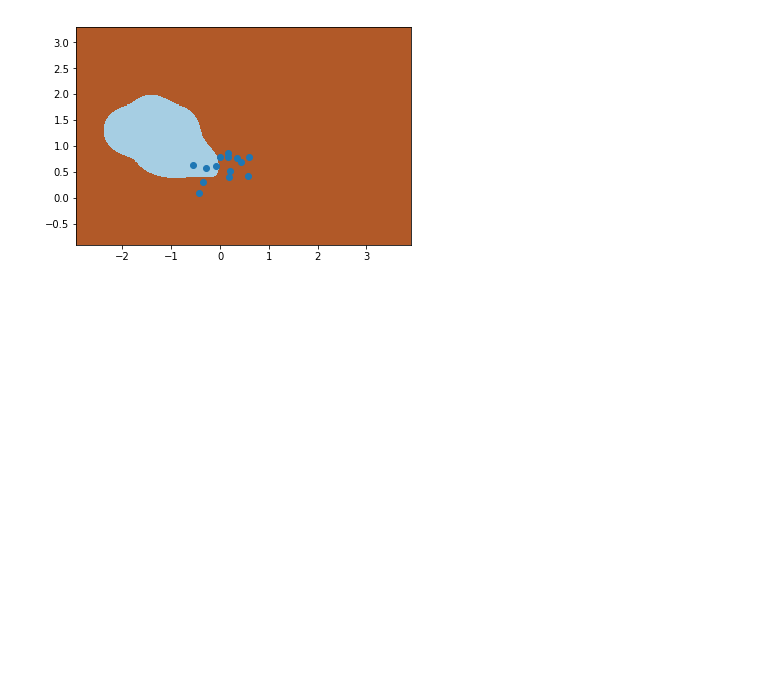
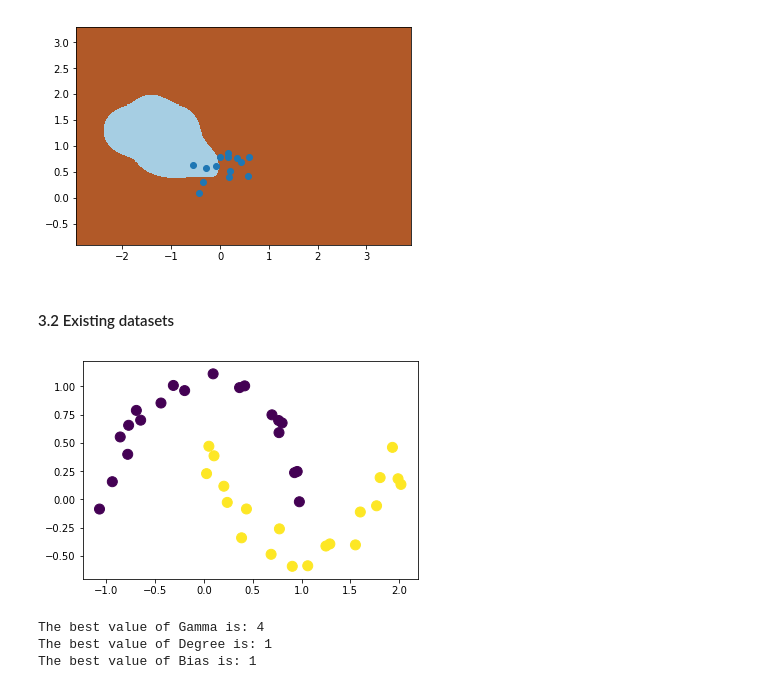
Before and after one commit to rohilrg/Machine-Learning-Practical-Session, a Jupyter notebook: Practical Session on SVM/SVM Practical Session.ipynb, the cells around one changed output. Saved outputs shown, nothing was run; the diff lists cells and outputs as text; code cells hidden in the pictures; blank space fills up the shorter version.

```diff
--- a/Practical Session on SVM/SVM Practical Session.ipynb
+++ b/Practical Session on SVM/SVM Practical Session.ipynb
@@ -292,3 +292,53 @@ plt.show()
 Score: 0.92
 Number of Support Vectors are: 14
 [figure]
+# %% [markdown]
+#### 3.2 Existing datasets
+# %%
+from sklearn.datasets import make_moons
+X1, y1 = make_moons(noise = 0.1, random_state=1, n_samples=40)
+plt.scatter(X[:,0],X[:,1], c = y, s = 100)
+plt.show()
+# %% [output]
+[figure, added]
+# %%
+from sklearn.model_selection import cross_val_score
+scores=[]
+for i in range(1,50):
+    score=0
+    SVMC4= SVC(kernel= 'rbf', gamma= i)
+    a= cross_val_score(SVMC4,X1,y1, cv=3)
+    scores.append(score+(a[0]+a[1]+a[2]))
+
+scores.append(score)
+print('The best value of Gamma is:', scores.index(max(scores))+1 )
+
+
+from sklearn.model_selection import cross_val_score
+scores=[]
+for i in range(1,20):
+    score=0
+    SVMC4= SVC(kernel= 'poly', degree= i)
+    a= cross_val_score(SVMC4,X1,y1,cv=3)
+    scores.append(score+(a[0]+a[1]+a[2]))
+
+scores.append(score)
+
+print('The best value of Degree is:', scores.index(max(scores))+1 )
+
+
+from sklearn.model_selection import cross_val_score
+scores=[]
+for i in range(1,30):
+    score=0
+    SVMC4= SVC(kernel= 'poly', coef0= i)
+    a= cross_val_score(SVMC4,X1,y1,cv=3)
+    scores.append(score+(a[0]+a[1]+a[2]))
+
+scores.append(score)
+
+print('The best value of Bias is:', scores.index(max(scores))+1 )
+# %% [output]
+The best value of Gamma is: 4
+The best value of Degree is: 1
+The best value of Bias is: 1
```
Also changed, not shown: parts of 3 cells of this notebook.
